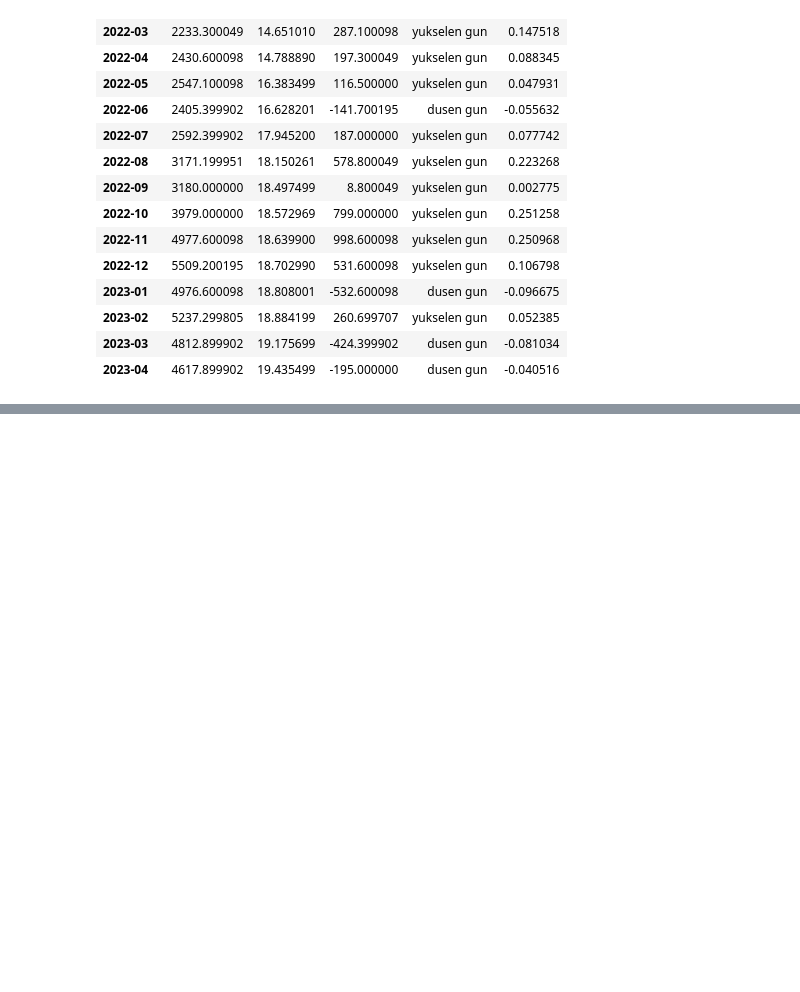
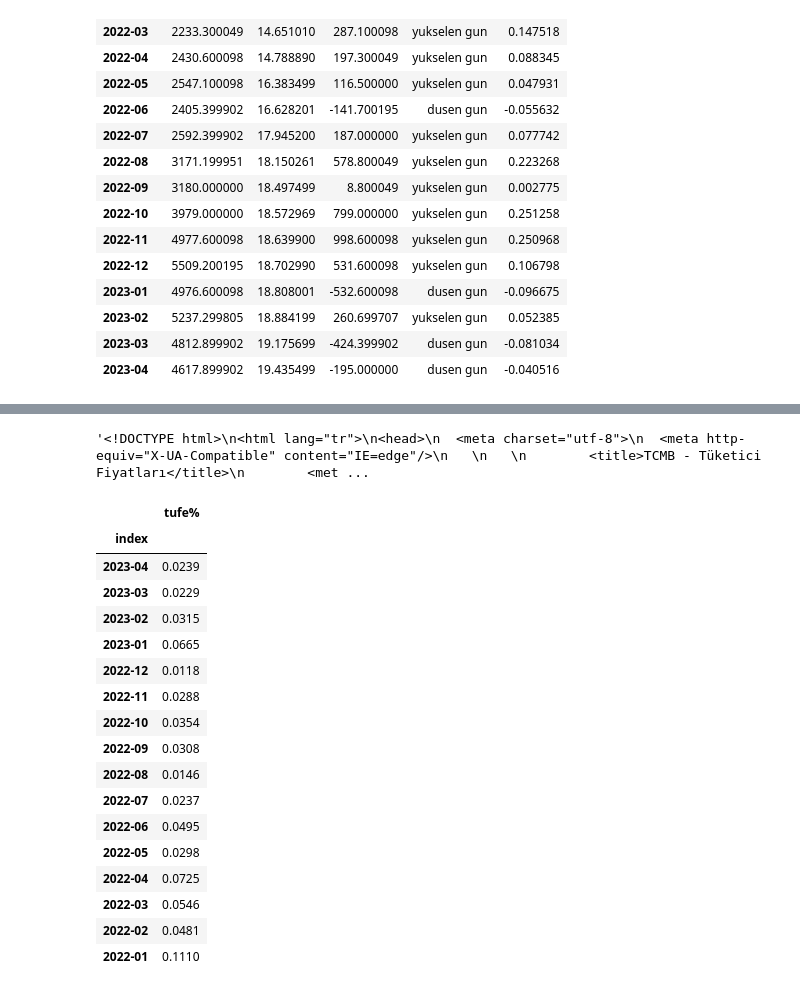
Before and after one commit to zubairnajim/4e-Academy-Lessons, a Jupyter notebook: Ders1.ipynb, the cells around one changed output, grey strips where cells are left out. Cells and saved outputs as stored; diff of their text form; code cells hidden in the pictures; blank space fills up the shorter version.

```diff
--- a/Ders1.ipynb
+++ b/Ders1.ipynb
@@ -526,0 +531,5 @@ veri_as2
+# %%
+response = requests.get(url)
+response.text
+# %% [output]
+'<!DOCTYPE html>\n<html lang="tr">\n<head>\n  <meta charset="utf-8">\n  <meta http-equiv="X-UA-Compatible" content="IE=edge"/>\n   \n   \n        <title>TCMB - Tüketici Fiyatları</title>\n        <met ...
@@ -526,0 +540,29 @@ veri_as2
+# %%
+tufe = pd.read_html(str(table))
+tufe = pd.DataFrame(tufe[0])
+tufe = tufe[['Unnamed: 0', 'TÜFE (Aylık % Değişim)']]
+tufe.columns = ['index', 'tufe%']
+tufe['index'] = tufe['index'].str[-4:] +'-'+ tufe['index'].str[:2]
+tufe.set_index('index', inplace = True)
+tufe['tufe%'] = tufe['tufe%']/100
+tufe = tufe[tufe.index.str[:4]>'2021']
+tufe
+# %% [output]
+|  | tufe% |
+| index |  |
+| 2023-04 | 0.0239 |
+| 2023-03 | 0.0229 |
+| 2023-02 | 0.0315 |
+| 2023-01 | 0.0665 |
+| 2022-12 | 0.0118 |
+| 2022-11 | 0.0288 |
+| 2022-10 | 0.0354 |
+| 2022-09 | 0.0308 |
+| 2022-08 | 0.0146 |
+| 2022-07 | 0.0237 |
+| 2022-06 | 0.0495 |
+| 2022-05 | 0.0298 |
+| 2022-04 | 0.0725 |
+| 2022-03 | 0.0546 |
+| 2022-02 | 0.0481 |
+| 2022-01 | 0.1110 |
```
Also changed, not shown: parts of 6 cells of this notebook.
